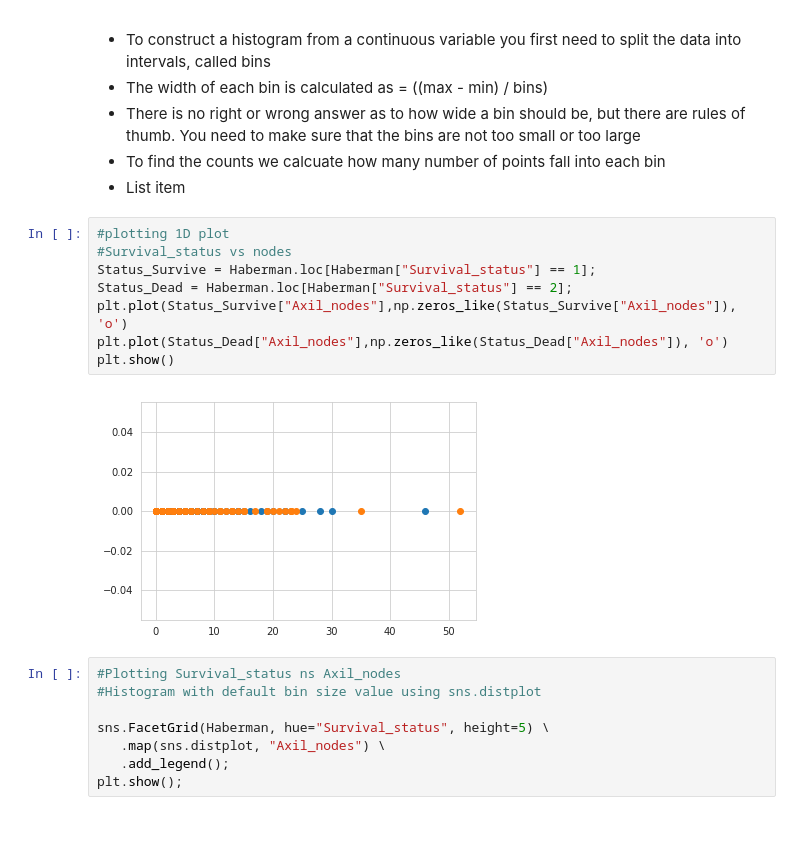
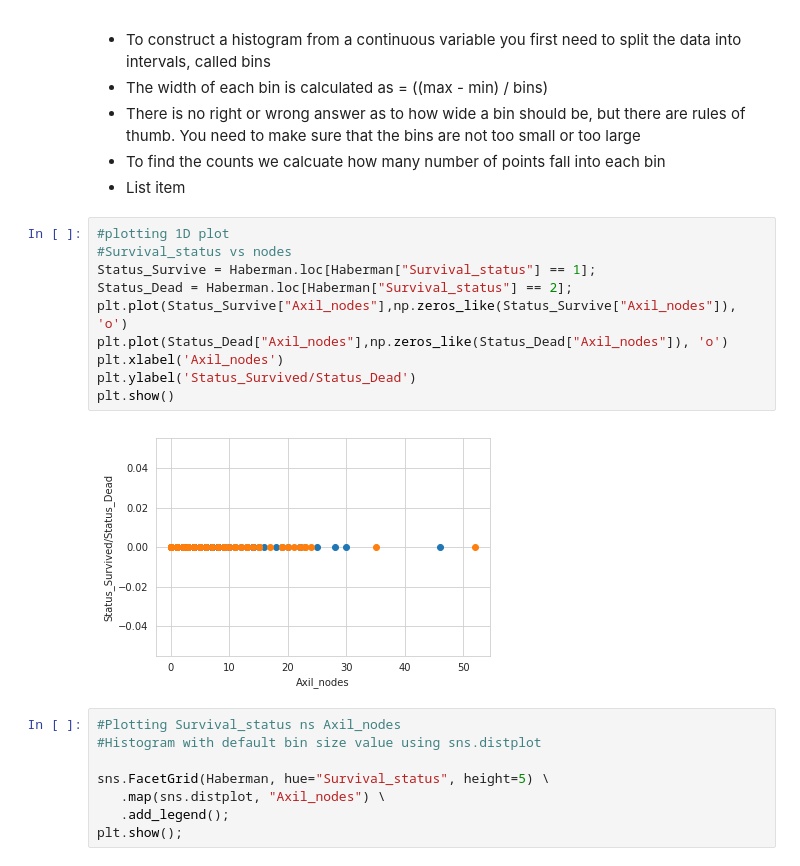
Before and after one commit to skshiraj/EDA-2, a Jupyter notebook: Assignment_1.ipynb, the cells around one changed output. Cells and saved outputs as stored; diff of their text form; blank space fills up the shorter version.

```diff
--- a/Assignment_1.ipynb
+++ b/Assignment_1.ipynb
@@ -133,13 +133,15 @@ A histogram is a plot that lets you discover, and show, the underlying frequency
 # %%
 #plotting 1D plot
 #Survival_status vs nodes
 Status_Survive = Haberman.loc[Haberman["Survival_status"] == 1];
 Status_Dead = Haberman.loc[Haberman["Survival_status"] == 2];
 plt.plot(Status_Survive["Axil_nodes"],np.zeros_like(Status_Survive["Axil_nodes"]), 'o')
 plt.plot(Status_Dead["Axil_nodes"],np.zeros_like(Status_Dead["Axil_nodes"]), 'o')
+plt.xlabel('Axil_nodes')
+plt.ylabel('Status_Survived/Status_Dead')
 plt.show()
 # %% [output]
-[figure, old version]
+[figure, new version]
 # %%
 #Plotting Survival_status ns Axil_nodes
 #Histogram with default bin size value using sns.distplot
```
Also changed, not shown: parts of 1 cell of this notebook.
